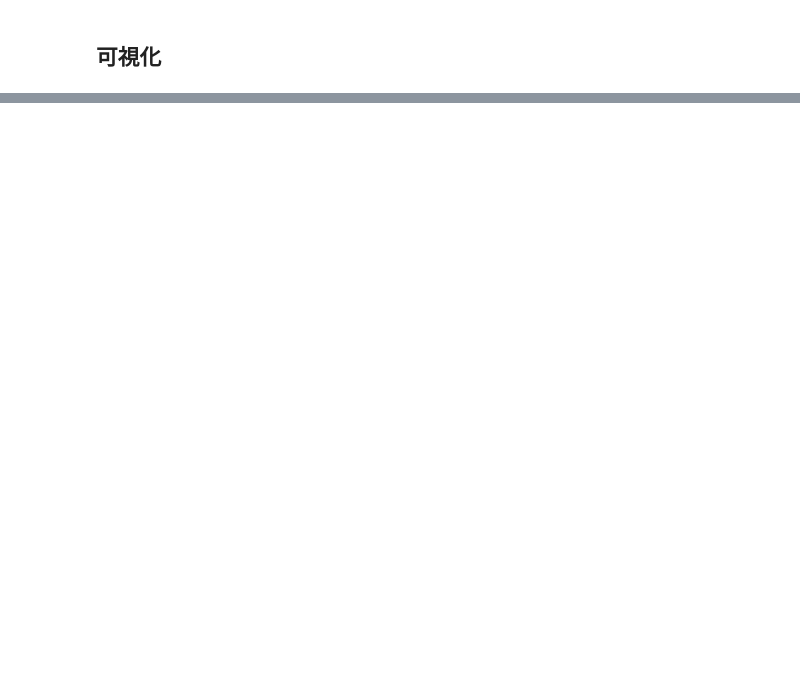
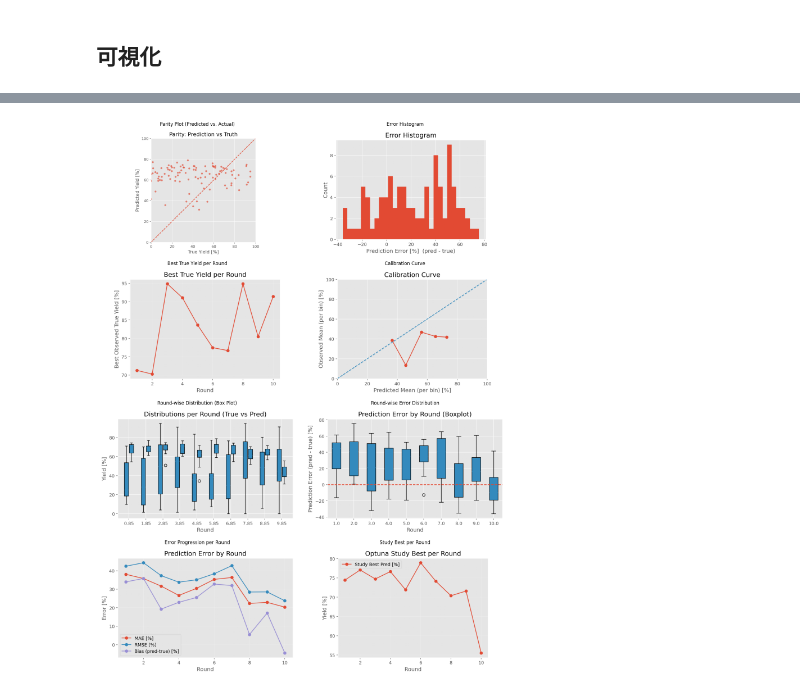
Before and after one commit to kazumasa-okamoto/ReactionT5-bo-yield, a Jupyter notebook: greedy_optuna.ipynb, the cells around one changed output, grey strips where cells are left out. Saved outputs shown, nothing was run; the diff lists cells and outputs as text; code cells hidden in the pictures; blank space fills up the shorter version.

```diff
--- a/greedy_optuna.ipynb
+++ b/greedy_optuna.ipynb
@@ -920,6 +882,91 @@ def visualize_logs(csv_path: str, out_dir: str | None = None, show: bool = False
 
     return {"overall": overall, "by_round": mdf, "save_dir": save_dir}
 # %%
-results = visualize_logs("runs/5rounds_100_trials_yield/log.csv", show=False)
-print(results["overall"])
+def display_saved_plots(save_dir: str):
+    """
+    保存されたプロット画像をノートブックに表示
+
+    Args:
+        save_dir: 画像が保存されているディレクトリパス
+    """
+    import os
+    import matplotlib.pyplot as plt
+    import matplotlib.image as mpimg
+    from IPython.display import display, HTML
+
+    # 期待される画像ファイル
+    plot_files = [
+        ("parity.png", "Parity Plot (Predicted vs. Actual)"),
+        ("error_hist.png", "Error Histogram"),
+        ("best_true_per_round.png", "Best True Yield per Round"),
+        ("calibration.png", "Calibration Curve"),
+        ("round_box.png", "Round-wise Distribution (Box Plot)"),
+        ("error_box_by_round.png", "Round-wise Error Distribution"),
+        ("error_by_round.png", "Error Progression per Round"),
+        ("study_best.png", "Study Best per Round"),
+    ]
+
+    # グリッド形式で表示
+    n_cols = 2
+    n_rows = (len(plot_files) + n_cols - 1) // n_cols
+
+    fig, axes = plt.subplots(n_rows, n_cols, figsize=(15, 5 * n_rows))
+    if n_rows == 1:
+        axes = axes.reshape(1, -1)
+
+    plot_idx = 0
+    for i in range(n_rows):
+        for j in range(n_cols):
+            if plot_idx < len(plot_files):
+                filename, title = plot_files[plot_idx]
+                filepath = os.path.join(save_dir, filename)
+
+                if os.path.exists(filepath):
+                    img = mpimg.imread(filepath)
+                    axes[i, j].imshow(img)
+                    axes[i, j].set_title(title, fontsize=12, pad=10)
+                    axes[i, j].axis('off')
+                else:
+                    axes[i, j].text(0.5, 0.5, f'画像が見つかりません:\n{filename}',
+                                   ha='center', va='center', transform=axes[i, j].transAxes)
+                    axes[i, j].set_title(title, fontsize=12, pad=10)
+                    axes[i, j].axis('off')
+
+                plot_idx += 1
+            else:
+                axes[i, j].axis('off')
+
+    plt.tight_layout()
+    plt.show()
+
+    # メトリクス情報も表示
+    metrics_file = os.path.join(save_dir, "metrics_overall.csv")
+    if os.path.exists(metrics_file):
+        import pandas as pd
+        metrics_df = pd.read_csv(metrics_file)
+        display(HTML("<h3>全体指標</h3>"))
+        display(metrics_df.style.format({
+            'mae_pct': '{:.2f}%',
+            'rmse_pct': '{:.2f}%',
+            'bias_pct': '{:.2f}%',
+            'r2': '{:.3f}'
+        }))
+
+    metrics_round_file = os.path.join(save_dir, "metrics_by_round.csv")
+    if os.path.exists(metrics_round_file):
+        import pandas as pd
+        metrics_round_df = pd.read_csv(metrics_round_file)
+        display(HTML("<h3>ラウンド別指標</h3>"))
+        display(metrics_round_df.style.format({
+            'mae_pct': '{:.2f}%',
+            'rmse_pct': '{:.2f}%',
+            'bias_pct': '{:.2f}%',
+            'r2': '{:.3f}'
+        }))
+
+results = visualize_logs("runs/greedy_optuna_10rounds_10_trials/log.csv", show=False)
+print("可視化完了! 保存先:", results["save_dir"])
+
+# 保存された画像を表示
+display_saved_plots(results["save_dir"])
 # %% [output]
@@ -926,0 +974 @@ print(results["overall"])
+[figure, added]
```
Also changed, not shown: parts of 6 cells of this notebook, 9 other files.
